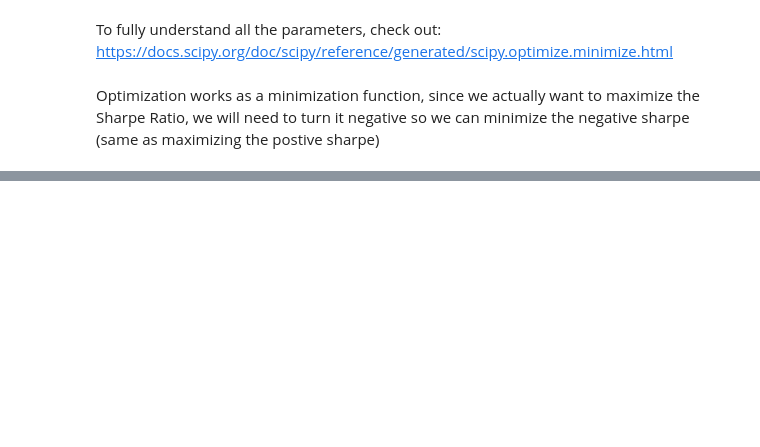
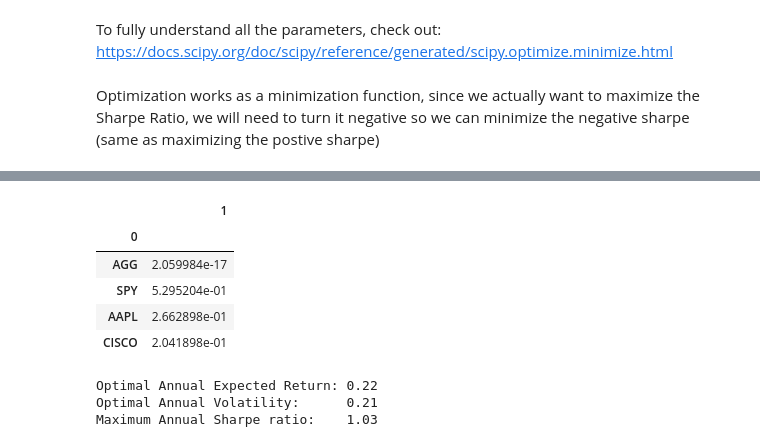
Before and after one commit to woodedlawn/awesome_retirement_portfolio_projector_tool, a Jupyter notebook: paola/PC_portfolio_optimization.ipynb, the cells around one changed output, grey strips where cells are left out. Saved outputs shown, nothing was run; the diff lists cells and outputs as text; code cells hidden in the pictures; blank space fills up the shorter version.

```diff
--- a/paola/PC_portfolio_optimization.ipynb
+++ b/paola/PC_portfolio_optimization.ipynb
@@ -232,6 +237,30 @@ results
+# %%
+# Optimal weights
+optimal_portfolio_weights = optimization_results.x
+
+portfolio_position_names=pd.Series(portfolio_prices.columns)
+portfolio_position_names
+
+optimal_portfolio_weights=pd.Series(optimal_portfolio_weights)
+
+optimal_portfolio_weights=pd.concat([portfolio_position_names,optimal_portfolio_weights], axis=1)
+optimal_portfolio_weights=optimal_portfolio_weights.set_index(0)
+optimal_portfolio_weights
+# %% [output]
+|  | 1 |
+| 0 |  |
+| AGG | 2.059984e-17 |
+| SPY | 5.295204e-01 |
+| AAPL | 2.662898e-01 |
+| CISCO | 2.041898e-01 |
 # %%
 # Return, volatility, and Sharpe ratio on optimal value (Max Sharpe ratio point)
-[optimal_Return, optimal_Volatility, max_Sharpe_ratio]= get_ret_vol_sr(opt_results.x)
-print( f"Maximum Sharpe ratio:    {max_Sharpe_ratio:.2f}")
-print( f"Optimal Expected Return: {optimal_Return:.2f}"  )
-print( f"Optimal volatility:      {optimal_Volatility:.2f}")
+[optimal_expected_return, optimal_volatility, maximum_Sharpe_ratio]= get_annual_expected_return_volatility_and_sharpe_ratio(optimization_results.x)
+
+print( f"Optimal Annual Expected Return: {optimal_expected_return:.2f}"  )
+print( f"Optimal Annual Volatility:      {optimal_volatility:.2f}")
+print( f"Maximum Annual Sharpe ratio:    {maximum_Sharpe_ratio:.2f}")
+# %% [output]
+Optimal Annual Expected Return: 0.22
+Optimal Annual Volatility:      0.21
+Maximum Annual Sharpe ratio:    1.03
```
Also changed, not shown: parts of 32 cells of this notebook, 5 other files.
